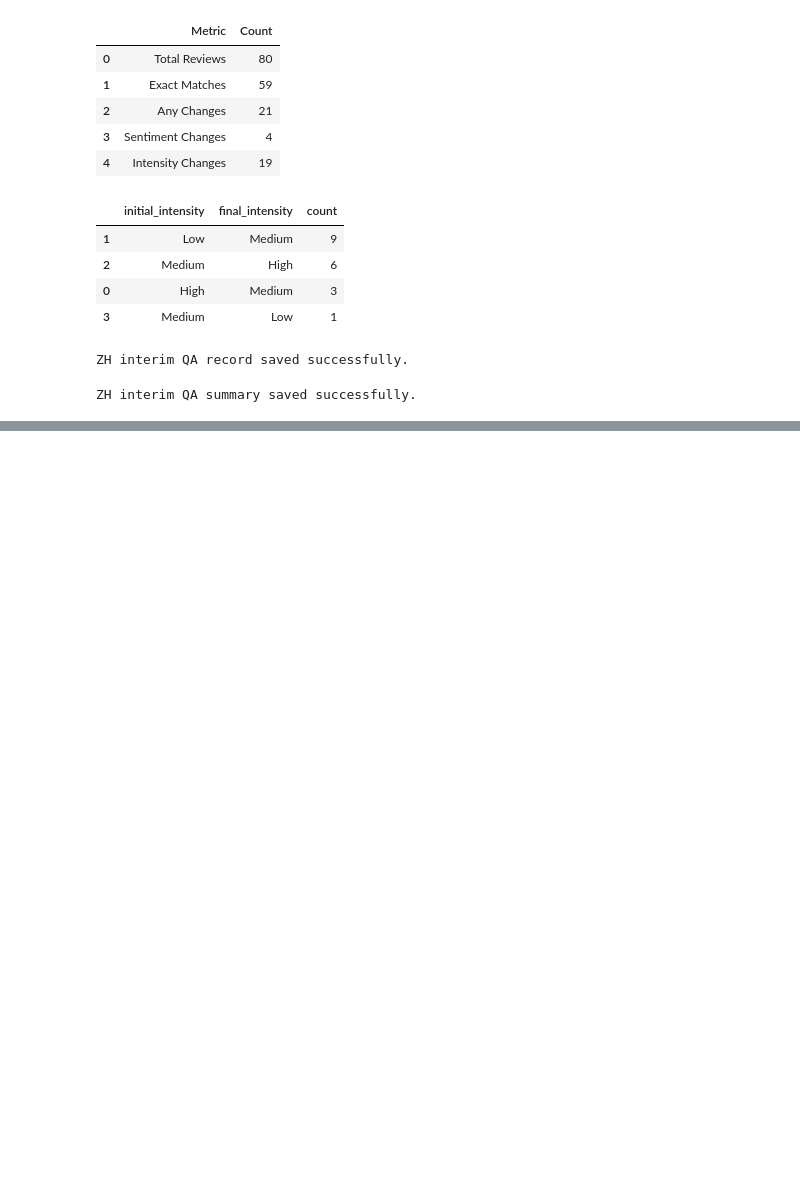
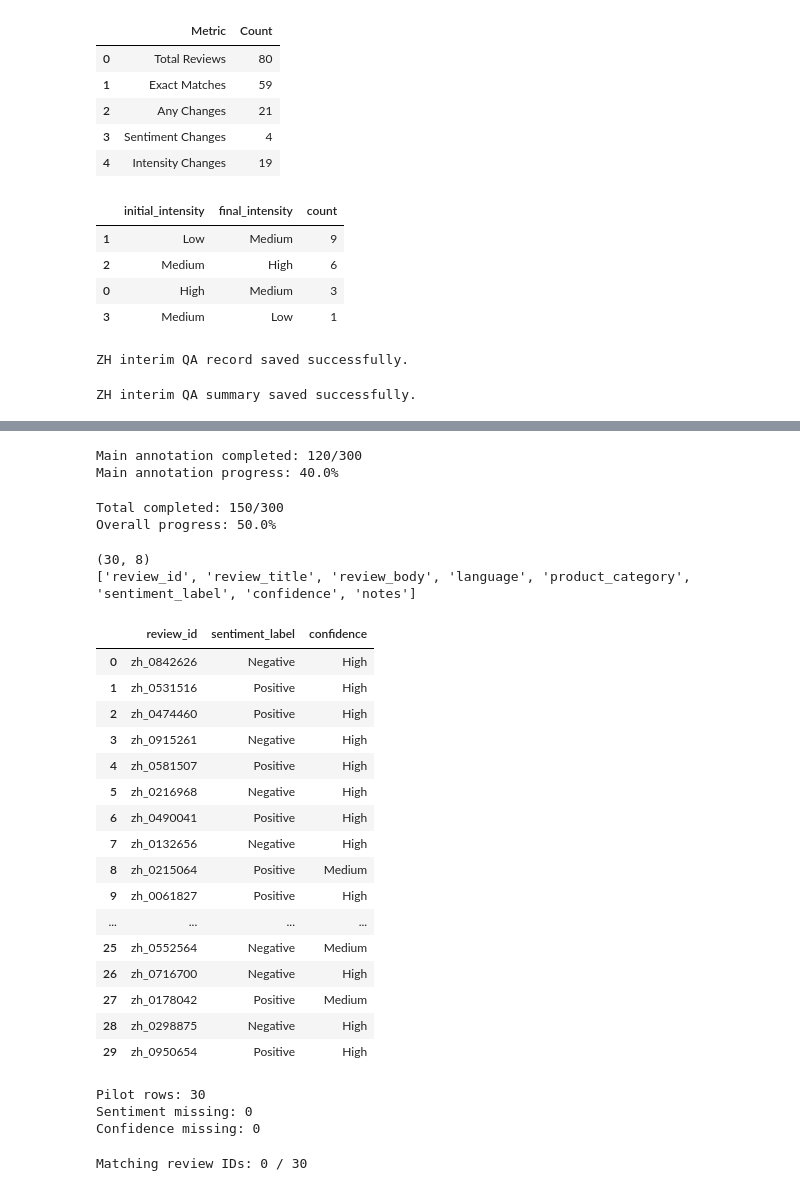
Before and after one commit to yoonjusong-analytics/data-labeling-portfolio, a Jupyter notebook: 01_multilingual_sentiment/notebooks/03_annotation_qa.ipynb, the cells around one changed output, grey strips where cells are left out. Cells and saved outputs as stored; diff of their text form; code cells hidden in the pictures; blank space fills up the shorter version.

```diff
--- a/01_multilingual_sentiment/notebooks/03_annotation_qa.ipynb
+++ b/01_multilingual_sentiment/notebooks/03_annotation_qa.ipynb
@@ -2356,0 +2584,74 @@ ZH interim QA summary saved successfully.
+# %%
+completed_main = df_zh["sentiment_label"].notna().sum()
+
+print(f"Main annotation completed: {completed_main}/300")
+print(f"Main annotation progress: {completed_main / 300 * 100:.1f}%")
+# %% [output]
+Main annotation completed: 120/300
+Main annotation progress: 40.0%
+# %%
+pilot_completed = 30
+main_completed = df_zh["sentiment_label"].notna().sum()
+
+total_completed = pilot_completed + main_completed
+
+print(f"Total completed: {total_completed}/300")
+print(f"Overall progress: {total_completed / 300 * 100:.1f}%")
+# %% [output]
+Total completed: 150/300
+Overall progress: 50.0%
+# %%
+pilot_zh = pd.read_csv(
+    "../data/annotation/amazon_reviews_zh_pilot_annotation_30.csv"
+)
+
+print(pilot_zh.shape)
+print(pilot_zh.columns.tolist())
+# %% [output]
+(30, 8)
+['review_id', 'review_title', 'review_body', 'language', 'product_category', 'sentiment_label', 'confidence', 'notes']
+# %%
+pilot_zh[
+    ["review_id", "sentiment_label", "confidence"]
+].head(30)
+# %% [output]
+|  | review_id | sentiment_label | confidence |
+| 0 | zh_0842626 | Negative | High |
+| 1 | zh_0531516 | Positive | High |
+| 2 | zh_0474460 | Positive | High |
+| 3 | zh_0915261 | Negative | High |
+| 4 | zh_0581507 | Positive | High |
+| 5 | zh_0216968 | Negative | High |
+| 6 | zh_0490041 | Positive | High |
+| 7 | zh_0132656 | Negative | High |
+| 8 | zh_0215064 | Positive | Medium |
+| 9 | zh_0061827 | Positive | High |
+| ... | ... | ... | ... |
+| 25 | zh_0552564 | Negative | Medium |
+| 26 | zh_0716700 | Negative | High |
+| 27 | zh_0178042 | Positive | Medium |
+| 28 | zh_0298875 | Negative | High |
+| 29 | zh_0950654 | Positive | High |
+# %%
+print("Pilot rows:", len(pilot_zh))
+print(
+    "Sentiment missing:",
+    pilot_zh["sentiment_label"].isna().sum()
+)
+print(
+    "Confidence missing:",
+    pilot_zh["confidence"].isna().sum()
+)
+# %% [output]
+Pilot rows: 30
+Sentiment missing: 0
+Confidence missing: 0
+# %%
+id_match = (
+    pilot_zh["review_id"].reset_index(drop=True)
+    == df_zh.loc[0:29, "review_id"].reset_index(drop=True)
+)
+
+print("Matching review IDs:", id_match.sum(), "/ 30")
+# %% [output]
+Matching review IDs: 0 / 30
```
Also changed, not shown: parts of 37 cells of this notebook, 1 other file.
